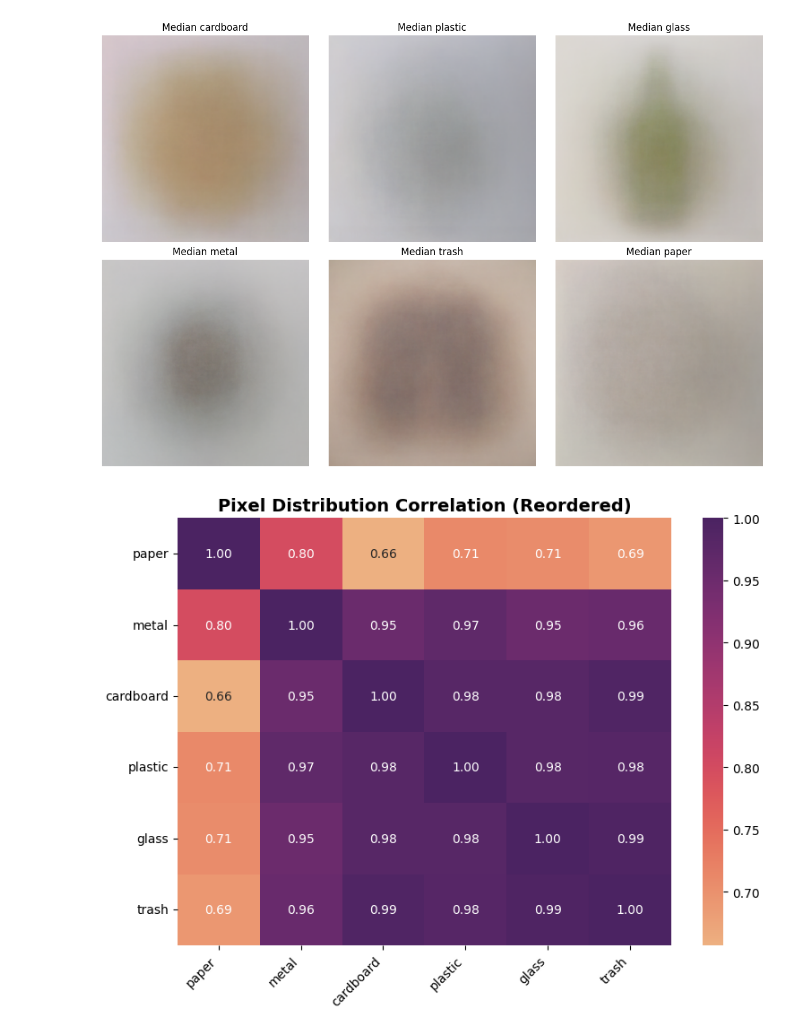
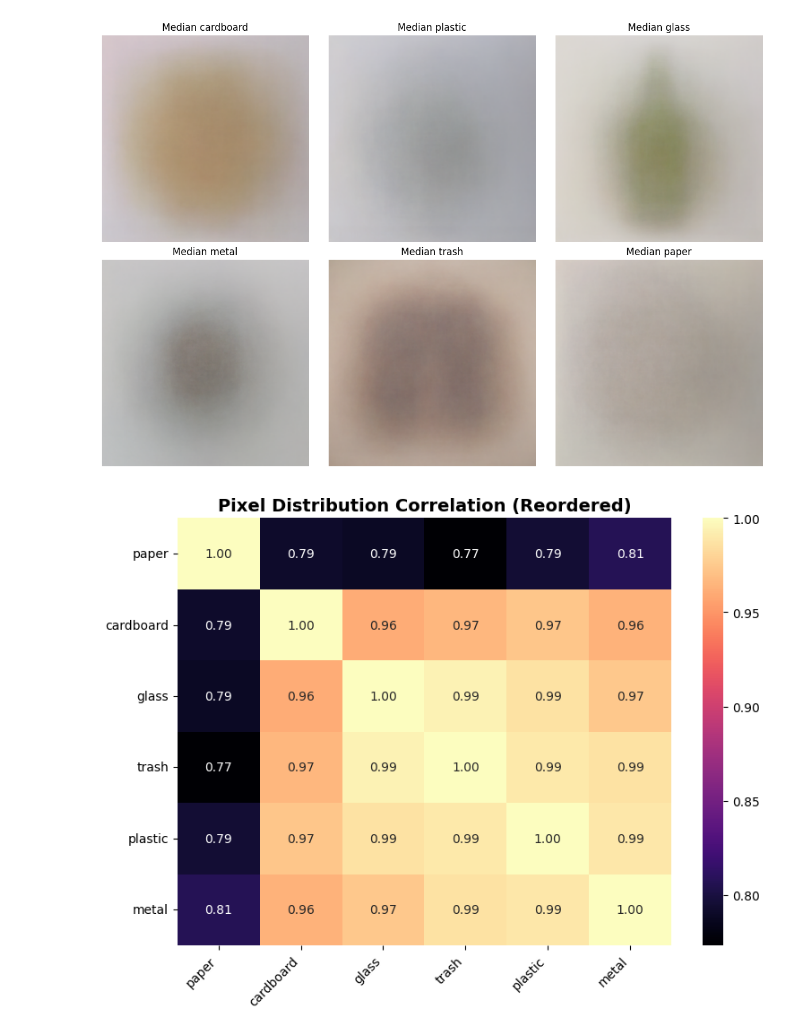
Before and after one commit to NeoLafuente/garbage_classifier, a Jupyter notebook: notebooks/dataset_exploration.ipynb, the cells around one changed output. Saved outputs shown, nothing was run; the diff lists cells and outputs as text; code cells hidden in the pictures.

```diff
--- a/notebooks/dataset_exploration.ipynb
+++ b/notebooks/dataset_exploration.ipynb
@@ -460,7 +468,7 @@ def plot_pixel_distribution_correlation_ordered(df, dataset_path, bins=32):
     plt.figure(figsize=(8, 6))
     sns.heatmap(
         corr_reordered,
-        cmap="flare",
+        cmap="magma",
         #vmin=0,     # restrict scale to [0,1]
         #vmax=1,
         #center=0.5,
@@ -496,8 +504,8 @@ plot_median_images_per_class(
 # %%
 plot_pixel_distribution_correlation_ordered(
     df,
     DATASET_PATH,
-    bins=64
+    bins=256
 )
 # %% [output]
-[figure, old version]
+[figure, new version]
```
Also changed, not shown: parts of 8 cells of this notebook.
